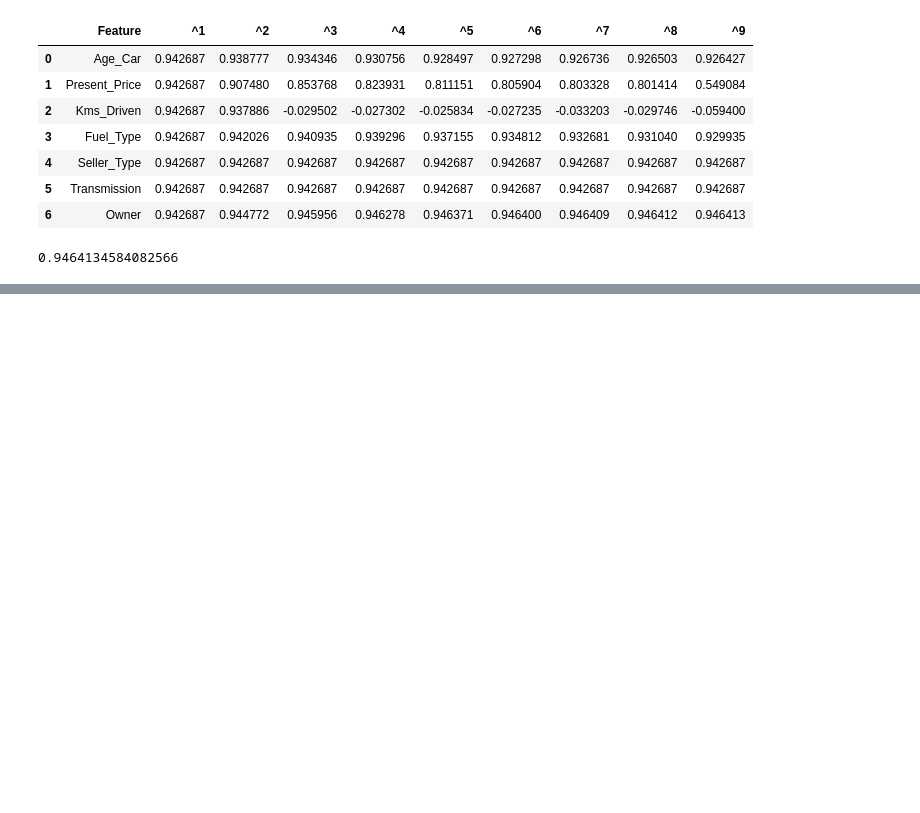
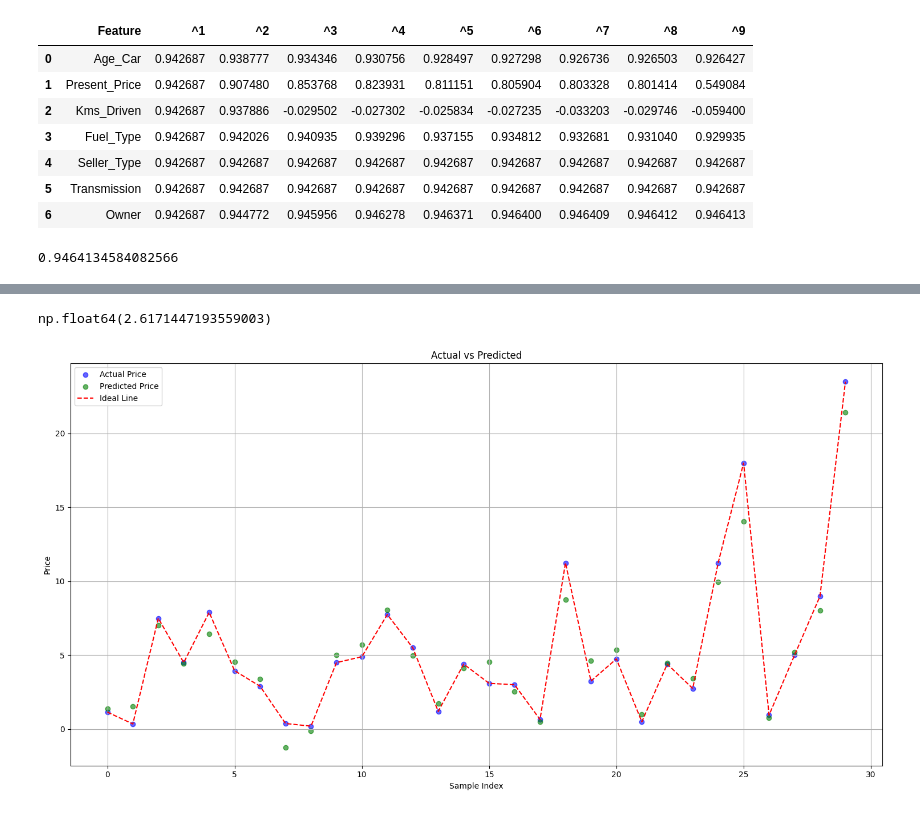
Before and after one commit to pouyarahdan/Regression-Model-Project, a Jupyter notebook: Linear-Regression-Project.ipynb, the cells around one changed output, grey strips where cells are left out. Saved outputs shown, nothing was run; the diff lists cells and outputs as text; code cells hidden in the pictures; blank space fills up the shorter version.

```diff
--- a/Linear-Regression-Project.ipynb
+++ b/Linear-Regression-Project.ipynb
@@ -676,0 +691,18 @@ r2_new
+# %%
+model.intercept_
+# %% [output]
+np.float64(2.6171447193559003)
+# %%
+plt.figure(figsize=(15, 8))
+plt.scatter(range(len(y3_test)), y3_test, color='blue', label='Actual Price', alpha=0.6)
+plt.scatter(range(len(y3_pred)), y3_pred, color='green', label='Predicted Price', alpha=0.6)
+plt.plot(range(len(y3_test)), y3_test, color='red', linestyle='--', label='Ideal Line')
+plt.xlabel('Sample Index')
+plt.ylabel('Price')
+plt.title('Actual vs Predicted')
+plt.legend()
+plt.grid(True)
+plt.tight_layout()
+plt.show()
+# %% [output]
+[figure, added]
```
Also changed, not shown: parts of 1 cell of this notebook.
